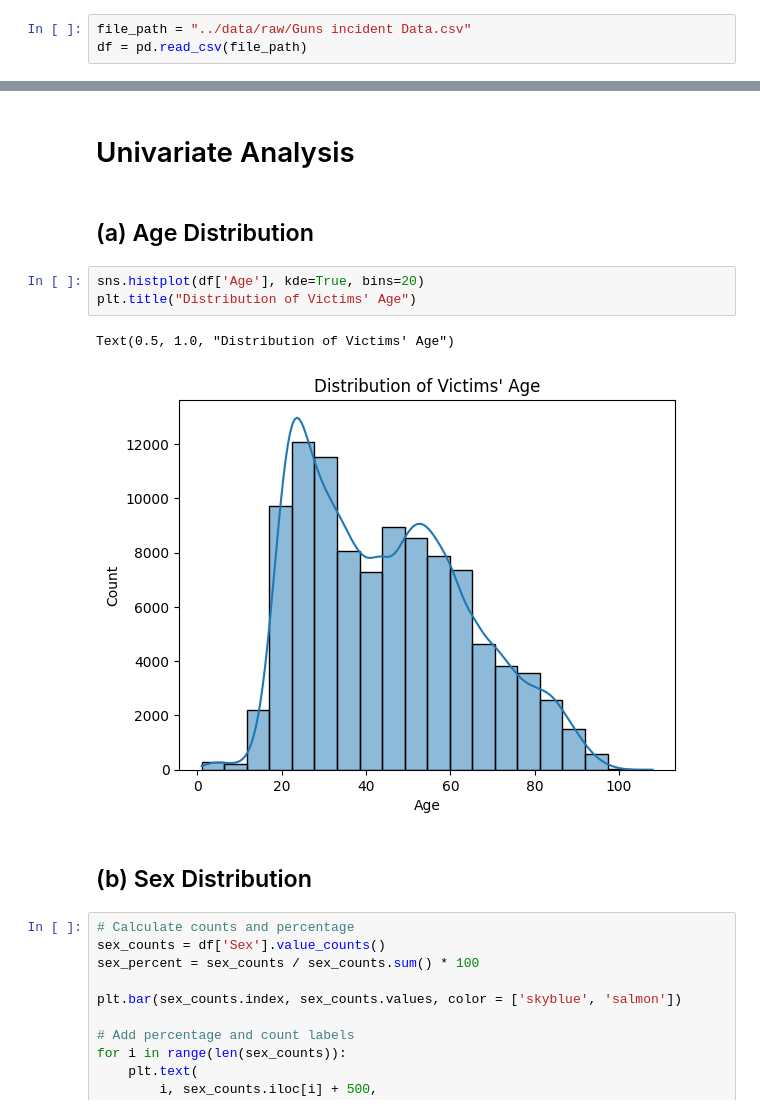
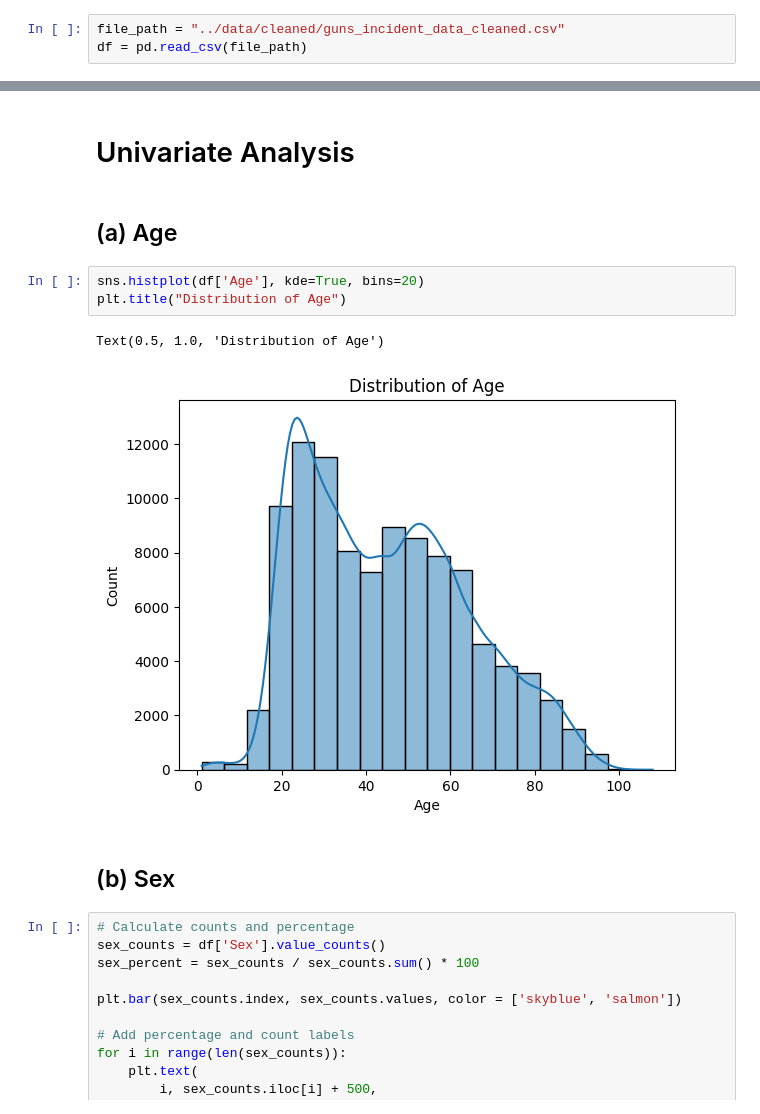
Before and after one commit to beckhamtoh/CS3244-Gun-Violence, a Jupyter notebook: notebooks/02_eda.ipynb, the cells around one changed output, grey strips where cells are left out. Cells and saved outputs as stored; diff of their text form.

```diff
--- a/notebooks/02_eda.ipynb
+++ b/notebooks/02_eda.ipynb
@@ -9,7 +9,7 @@ import seaborn as sns
 # %% [markdown]
 Load Dataset
 # %%
-file_path = "../data/raw/Guns incident Data.csv"
+file_path = "../data/cleaned/guns_incident_data_cleaned.csv"
 df = pd.read_csv(file_path)
 # %% [markdown]
 # Basic Data Overview
@@ -50,15 +48,15 @@ There are 100798 rows of data, with 12 columns.
 # %% [markdown]
 # Univariate Analysis
 # %% [markdown]
-## (a) Age Distribution
+## (a) Age
 # %%
 sns.histplot(df['Age'], kde=True, bins=20)
-plt.title("Distribution of Victims' Age")
+plt.title("Distribution of Age")
 # %% [output]
-Text(0.5, 1.0, "Distribution of Victims' Age")
+Text(0.5, 1.0, 'Distribution of Age')
-[figure, old version]
+[figure, new version]
 # %% [markdown]
-## (b) Sex Distribution
+## (b) Sex
 # %%
 # Calculate counts and percentage
 sex_counts = df['Sex'].value_counts()
```
Also changed, not shown: parts of 27 cells of this notebook.
